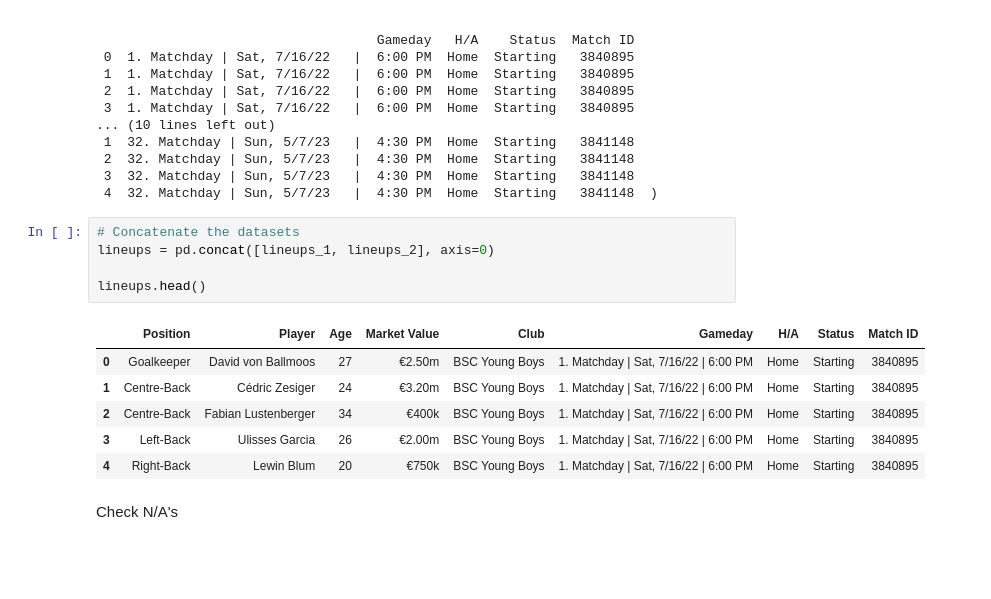
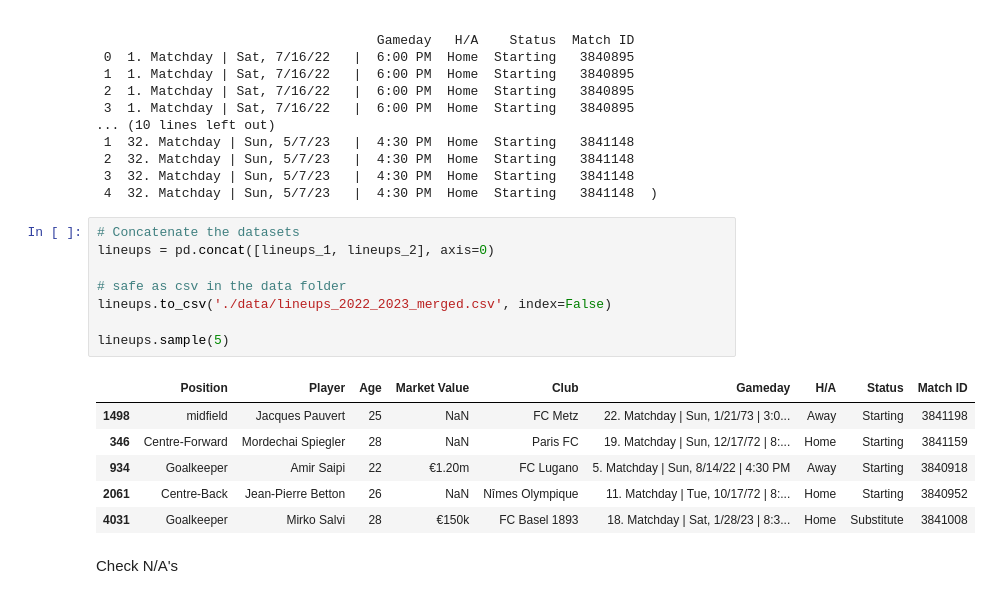
Before and after one commit to heinimoreno/PBL_RA_MH, a Jupyter notebook: Data_Analysis.ipynb, the cells around one changed output. Saved outputs shown, nothing was run; the diff lists cells and outputs as text; blank space fills up the shorter version.

```diff
--- a/Data_Analysis.ipynb
+++ b/Data_Analysis.ipynb
@@ -35,15 +37,18 @@ lineups_1.head(), lineups_2.head()
 # %%
 # Concatenate the datasets
 lineups = pd.concat([lineups_1, lineups_2], axis=0)
 
-lineups.head()
+# safe as csv in the data folder
+lineups.to_csv('./data/lineups_2022_2023_merged.csv', index=False)
+
+lineups.sample(5)
 # %% [output]
 |  | Position | Player | Age | Market Value | Club | Gameday | H/A | Status | Match ID |
-| 0 | Goalkeeper | David von Ballmoos | 27 | €2.50m | BSC Young Boys | 1. Matchday | Sat, 7/16/22 | 6:00 PM | Home | Starting | 3840895 |
-| 1 | Centre-Back | Cédric Zesiger | 24 | €3.20m | BSC Young Boys | 1. Matchday | Sat, 7/16/22 | 6:00 PM | Home | Starting | 3840895 |
-| 2 | Centre-Back | Fabian Lustenberger | 34 | €400k | BSC Young Boys | 1. Matchday | Sat, 7/16/22 | 6:00 PM | Home | Starting | 3840895 |
-| 3 | Left-Back | Ulisses Garcia | 26 | €2.00m | BSC Young Boys | 1. Matchday | Sat, 7/16/22 | 6:00 PM | Home | Starting | 3840895 |
-| 4 | Right-Back | Lewin Blum | 20 | €750k | BSC Young Boys | 1. Matchday | Sat, 7/16/22 | 6:00 PM | Home | Starting | 3840895 |
+| 1498 | midfield | Jacques Pauvert | 25 | NaN | FC Metz | 22. Matchday | Sun, 1/21/73 | 3:0... | Away | Starting | 3841198 |
+| 346 | Centre-Forward | Mordechai Spiegler | 28 | NaN | Paris FC | 19. Matchday | Sun, 12/17/72 | 8:... | Home | Starting | 3841159 |
+| 934 | Goalkeeper | Amir Saipi | 22 | €1.20m | FC Lugano | 5. Matchday | Sun, 8/14/22 | 4:30 PM | Away | Starting | 3840918 |
+| 2061 | Centre-Back | Jean-Pierre Betton | 26 | NaN | Nîmes Olympique | 11. Matchday | Tue, 10/17/72 | 8:... | Home | Starting | 3840952 |
+| 4031 | Goalkeeper | Mirko Salvi | 28 | €150k | FC Basel 1893 | 18. Matchday | Sat, 1/28/23 | 8:3... | Home | Substitute | 3841008 |
 # %% [markdown]
 Check N/A's
 # %%
```
Also changed, not shown: parts of 23 cells of this notebook, 1 other file.
